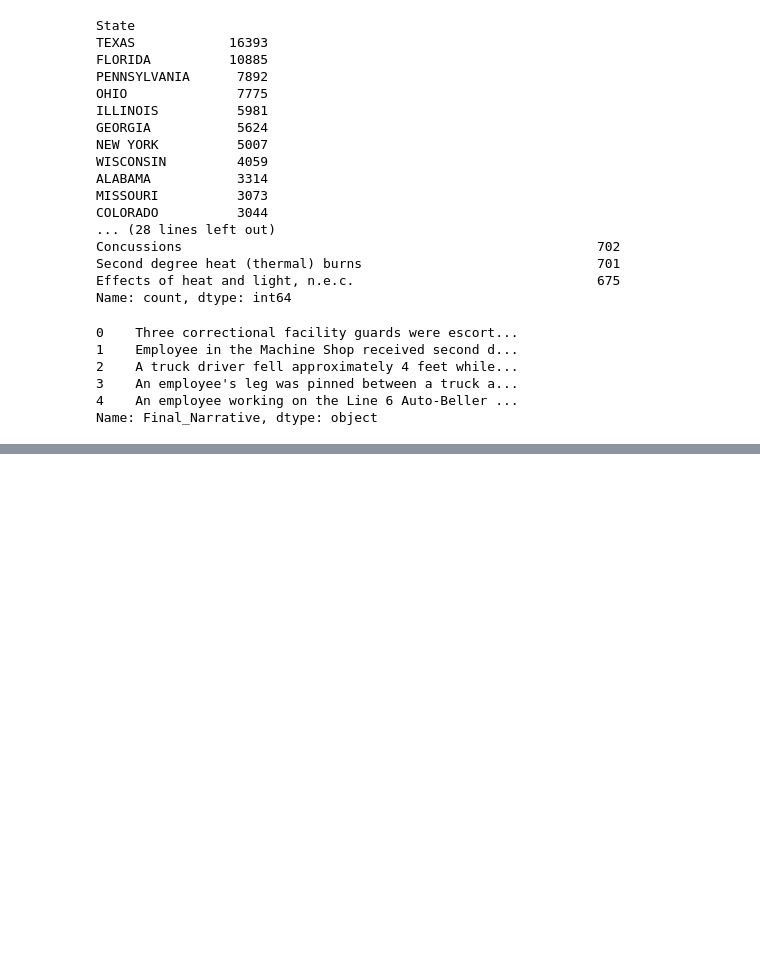
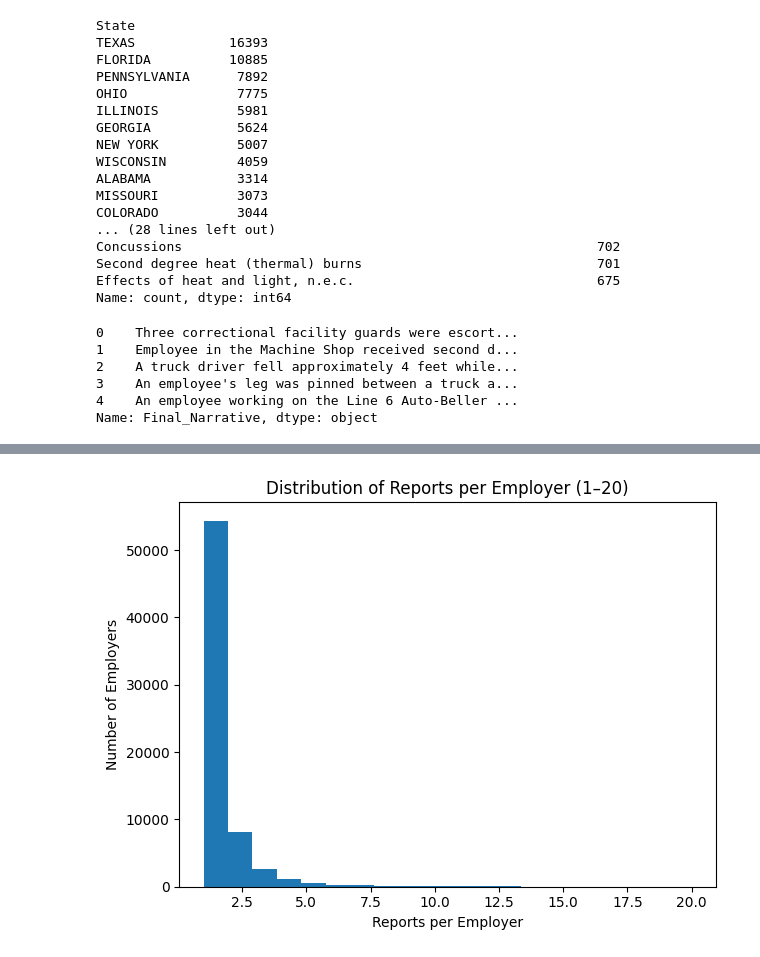
Before and after one commit to CourtneyMandela/occupational_injury_trends, a Jupyter notebook: notebooks/osha_severe_injury.ipynb, the cells around one changed output, grey strips where cells are left out. Cells and saved outputs as stored; diff of their text form; code cells hidden in the pictures; blank space fills up the shorter version.

```diff
--- a/notebooks/osha_severe_injury.ipynb
+++ b/notebooks/osha_severe_injury.ipynb
@@ -235,0 +556,12 @@ Name: Final_Narrative, dtype: object
+# %%
+plt.hist(employer_counts, bins=20, range=(1, 20))
+plt.title("Distribution of Reports per Employer (1–20)")
+plt.xlabel("Reports per Employer")
+plt.ylabel("Number of Employers")
+plt.tight_layout()
+plt.show()
+
+# zoomed in on 1–20 reports per employer because a few large employers
+#  stretch the scale and hide the pattern among typical employers.
+# %% [output]
+[figure, added]
```
Also changed, not shown: parts of 43 cells of this notebook.
